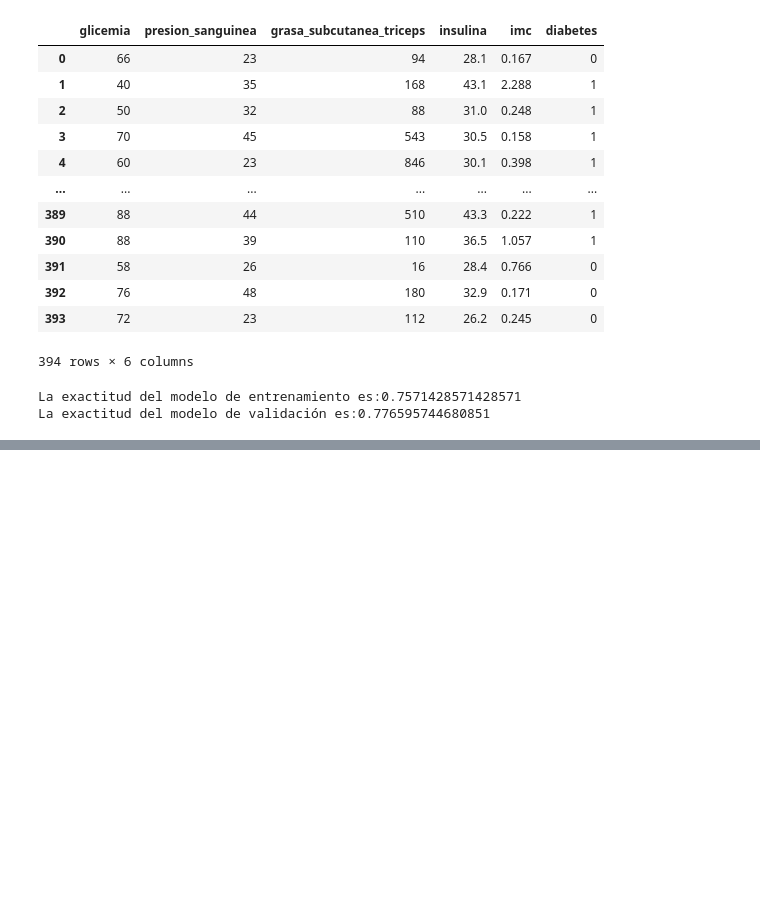
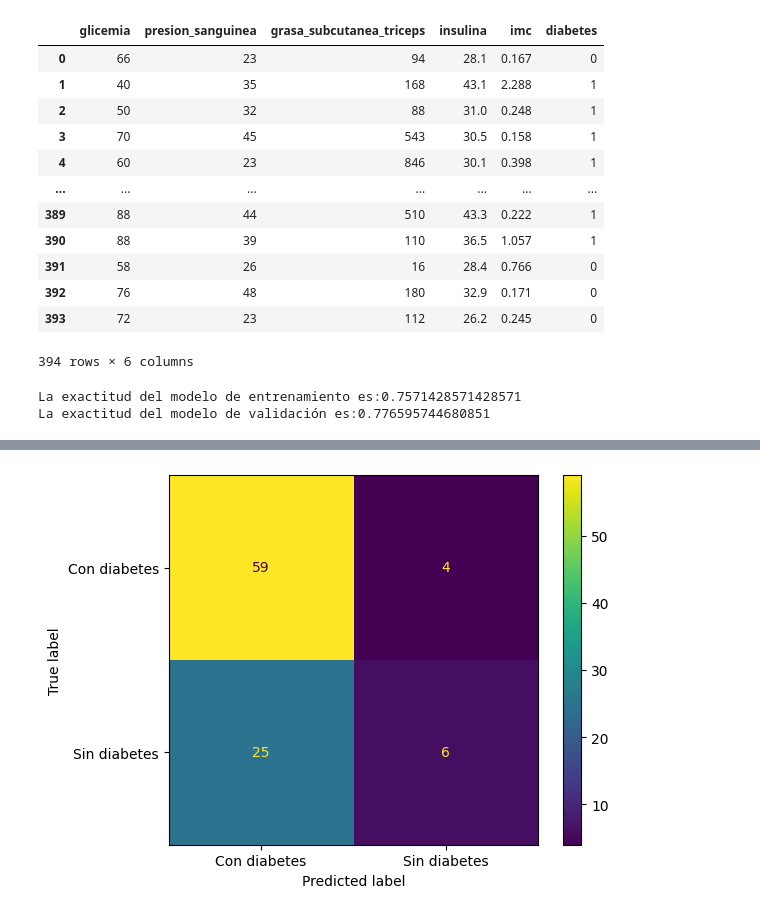
Before and after one commit to Tecindes/Ejercicios-Propuestos, a Jupyter notebook: Ejercicios.ipynb, the cells around one changed output, grey strips where cells are left out. Cells and saved outputs as stored; diff of their text form; code cells hidden in the pictures; blank space fills up the shorter version.

```diff
--- a/Ejercicios.ipynb
+++ b/Ejercicios.ipynb
@@ -321,0 +349,6 @@ from sklearn.metrics import ConfusionMatrixDisplay
+# %%
+matriz_confusion=confusion_matrix(y_val,y_previsto)
+visualizacion=ConfusionMatrixDisplay(confusion_matrix=matriz_confusion, display_labels=['Con diabetes','Sin diabetes'])
+visualizacion.plot();
+# %% [output]
+[figure, added]
```
Also changed, not shown: parts of 9 cells of this notebook.
